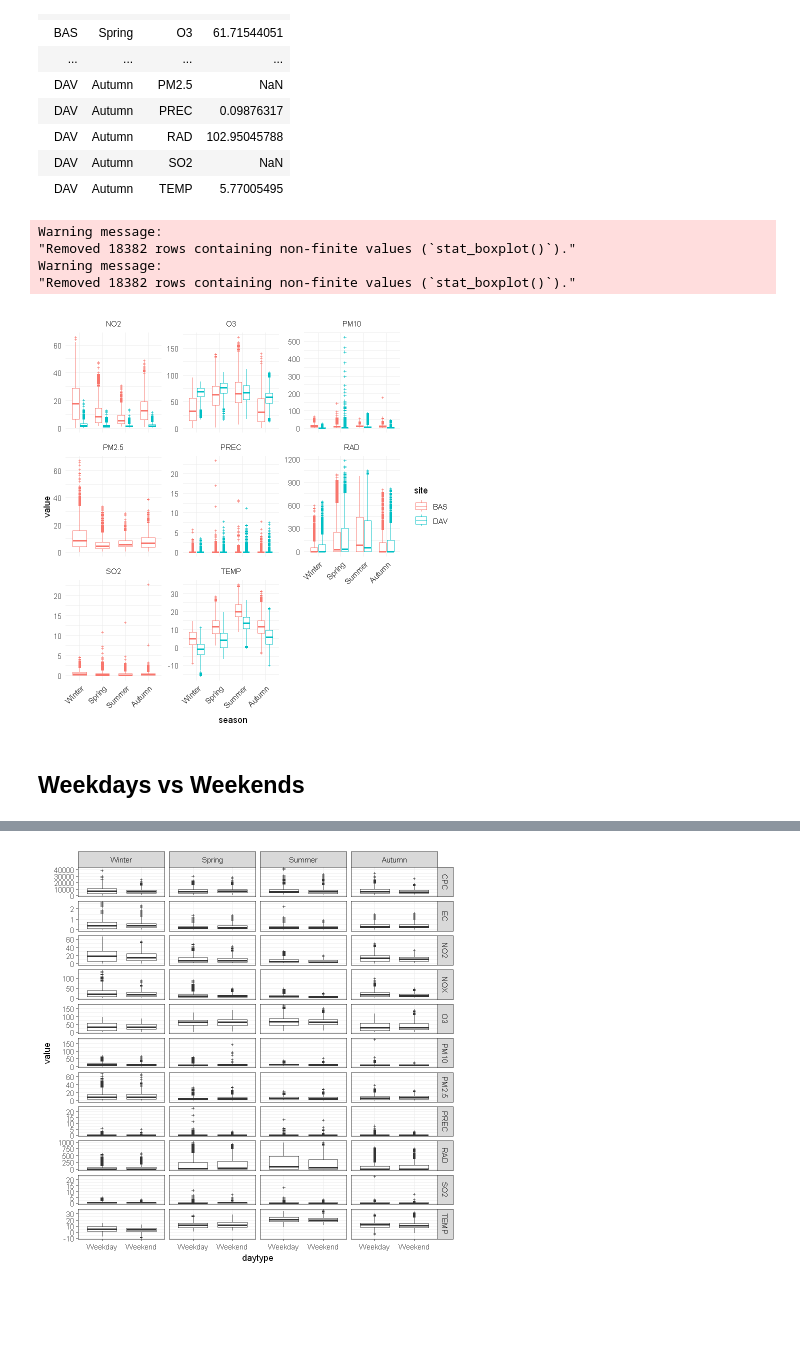
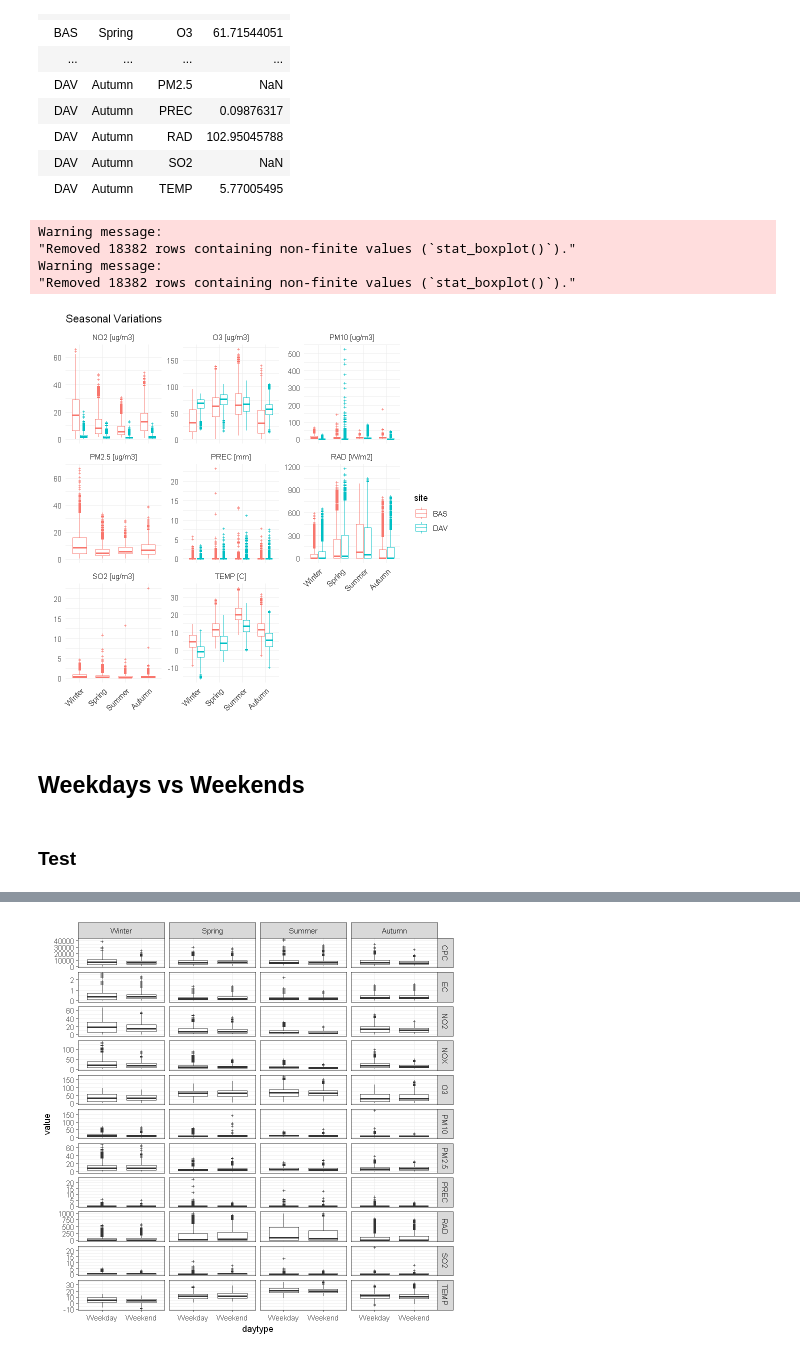
Before and after one commit to matheogodenzi/Air_pollution, a Jupyter notebook: Seasonal_Averages.ipynb, the cells around one changed output, grey strips where cells are left out. Saved outputs shown, nothing was run; the diff lists cells and outputs as text; code cells hidden in the pictures; blank space fills up the shorter version.

```diff
--- a/Seasonal_Averages.ipynb
+++ b/Seasonal_Averages.ipynb
@@ -231,34 +242,51 @@ A tibble: 64 × 4
 # %%
 ## Saving seasonal plot
 seasonal_variations <- all_data_lf %>%
   filter(!variable %in% c("CPC", "EC", "NOX"))  # Exclude these variables
 
 
 seasonal_averages_plot <- ggplot(seasonal_variations) +
-  facet_wrap(~ variable, scales = "free_y") +  # Facet by variable only
+  facet_wrap(~ variable, scales = "free_y", labeller = labeller(
+    variable = c(
+      "NO2" =  "NO2 [ug/m3]",
+      "O3" = "O3 [ug/m3]",
+      "PM10" = "PM10 [ug/m3]",
+      "PM2.5" = "PM2.5 [ug/m3]",
+      "PREC" = "PREC [mm]",
+      "RAD" = "RAD [W/m2]",
+      "SO2" = "SO2 [ug/m3]",
+      "TEMP" = "TEMP [C]"
+    ))) +  # Facet by variable only
   geom_boxplot(
     aes(x = season,
         y = value,
         color = site,
         #fill = season
        ),
     outlier.size = 0.5,
     outlier.shape = 3,
     width = 0.6,  # Default is 0.5; increase this to widen the box
     position = position_dodge(width = 0.7)  # Controls spacing between site groups
   ) +
+    labs(
+    x = "",  # Label for the x-axis
+    y = "",  # Label for the y-axis
+    title = "Seasonal Variations"  # Title for the plot
+  ) +
   theme_minimal() + theme(axis.text.x = element_text(angle = 45, hjust = 1))
 seasonal_averages_plot
 
-ggsave("outputs/seasonal_variations.png", plot = seasonal_averages_plot, width = 15, height = 7, dpi = 300)
+ggsave("outputs/seasonal_variations.jpeg", plot = seasonal_averages_plot, width = 9, height = 6, dpi = 300)
 # %% [output]
 Warning message:
 "Removed 18382 rows containing non-finite values (`stat_boxplot()`)."
 Warning message:
 "Removed 18382 rows containing non-finite values (`stat_boxplot()`)."
-[figure, old version]
+[figure, new version]
 # %% [markdown]
 ## Weekdays vs Weekends
+# %% [markdown]
+### Test
 # %%
 # DAVOS
 all_data_lf %>%
```
Also changed, not shown: parts of 19 cells of this notebook, 7 other files.
